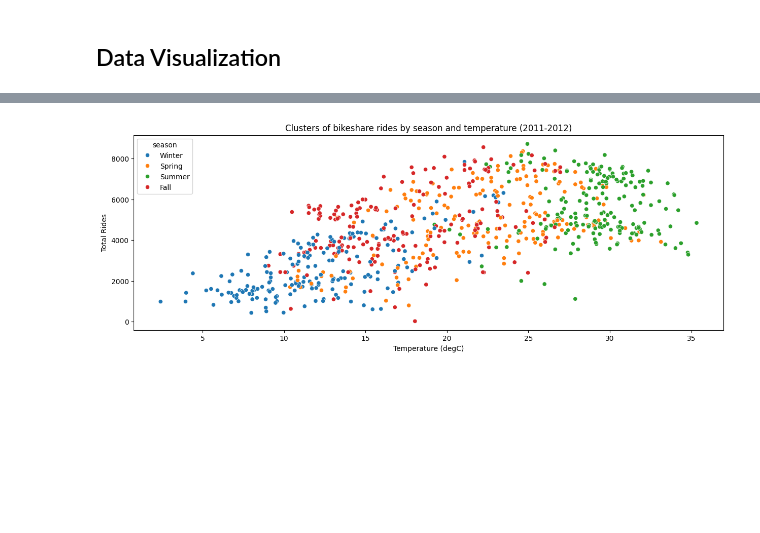
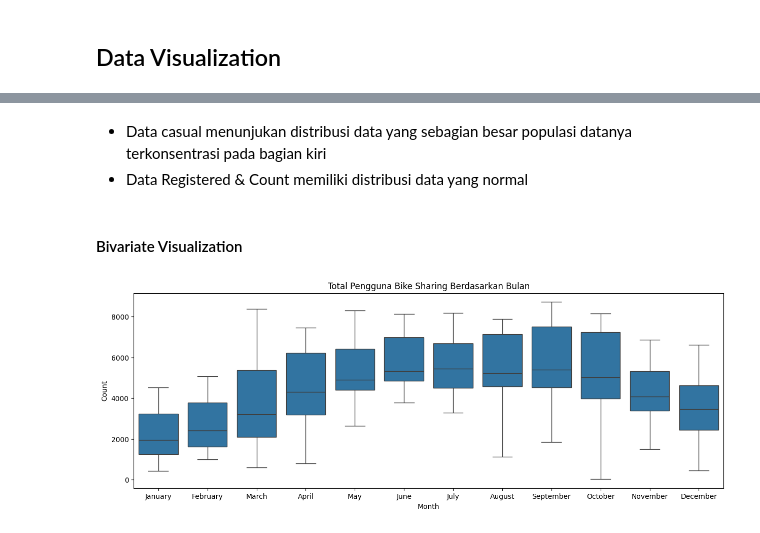
Before and after one commit to RizkiLaksanaPutra/Bike-Sharing-EDA, a Jupyter notebook: notebook.ipynb, the cells around one changed output, grey strips where cells are left out. Cells and saved outputs as stored; diff of their text form; code cells hidden in the pictures; blank space fills up the shorter version.

```diff
--- a/notebook.ipynb
+++ b/notebook.ipynb
@@ -460,12 +489,15 @@ df_hour.groupby(by = 'weathersit').agg({
+# %% [markdown]
+- Data casual menunjukan distribusi data yang sebagian besar populasi datanya terkonsentrasi pada bagian kiri
+- Data Registered & Count memiliki distribusi data yang normal
+# %% [markdown]
+#### Bivariate Visualization
 # %%
 plt.figure(figsize = (15, 5))
-sns.scatterplot(x='temp', y='count', data=df_day, hue='season')
 
-plt.xlabel("Temperature (degC)")
-plt.ylabel("Total Rides")
-plt.title("Clusters of bikeshare rides by season and temperature (2011-2012)")
-
-# Show the plot
+sns.boxplot(x = 'month', y = 'count', data = df_day)
+plt.xlabel('Month')
+plt.ylabel('Count')
+plt.title('Total Pengguna Bike Sharing Berdasarkan Bulan')
 plt.show()
 # %% [output]
-[figure, old version]
+[figure, new version]
```
Also changed, not shown: parts of 39 cells of this notebook, 1 other file.
